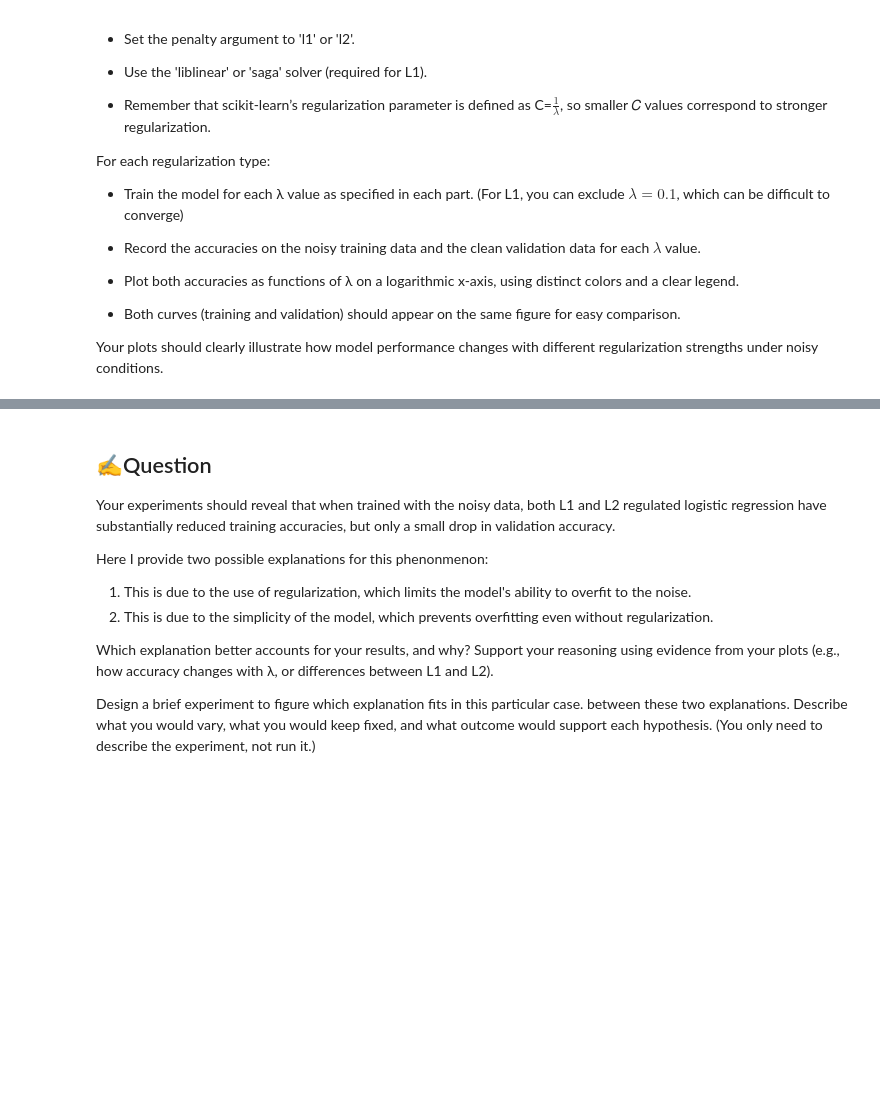
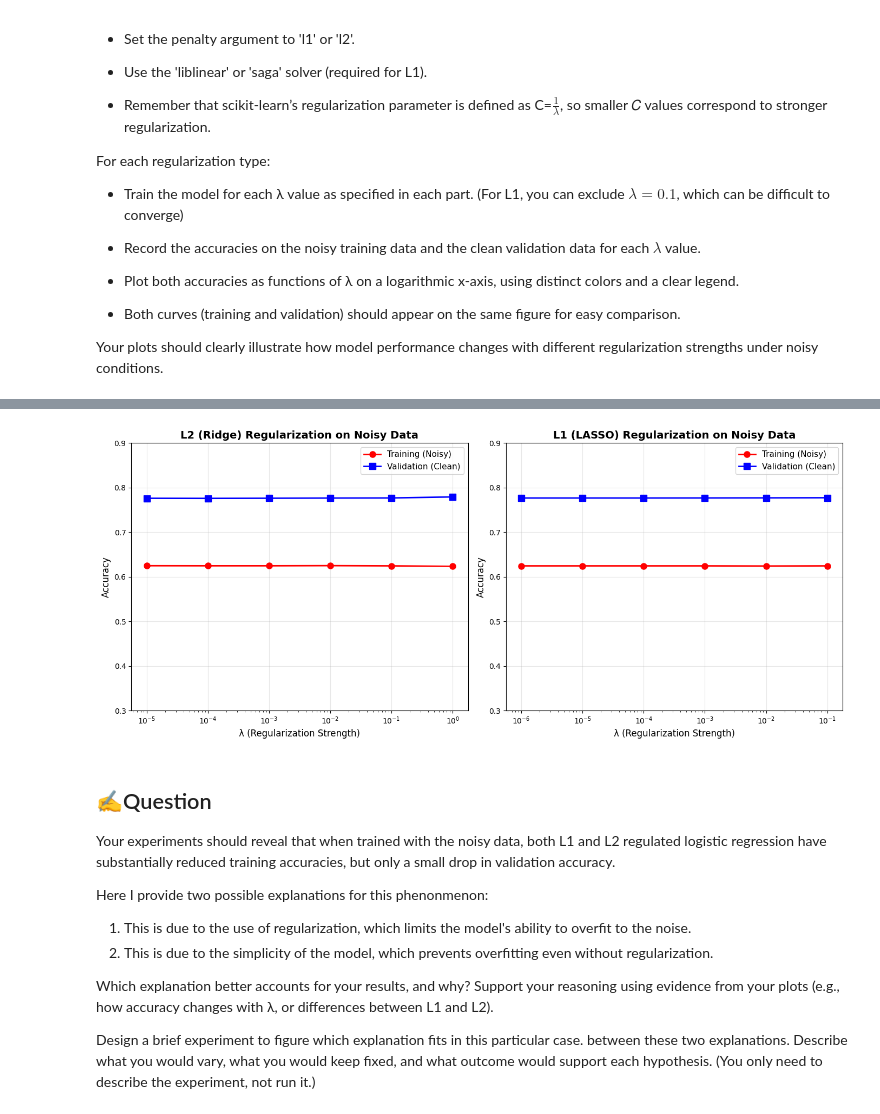
Before and after one commit to Magraz/ml-class, a Jupyter notebook: Assignment_2/IA2_2025.ipynb, the cells around one changed output, grey strips where cells are left out. Drawn from its saved outputs; the diff is of its cells as text; code cells hidden in the pictures; blank space fills up the shorter version.

```diff
--- a/Assignment_2/IA2_2025.ipynb
+++ b/Assignment_2/IA2_2025.ipynb
@@ -548,0 +805,20 @@ Your plots should clearly illustrate how model performance changes with differen
+# %%
+def preprocess_sklearn(train_df, df):
+    """
+    Preprocess data for sklearn models (no bias column needed)
+    """
+    train_df = train_df.copy()
+    df = df.copy()
+
+    # Normalize numerical columns
+    for col_name in ["Age", "Annual_Premium", "Vintage"]:
+        mu = train_df[col_name].mean()
+        sigma = train_df[col_name].std()
+
+        df[col_name] = (df[col_name] - mu) / sigma
+
+    # Return features and target (if exists)
+    if 'Response' in df.columns:
+        return df.drop(columns=['Response']), df['Response']
+    else:
+        return df
@@ -548,0 +938,51 @@ Your plots should clearly illustrate how model performance changes with differen
+# %%
+# Display results tables
+print("\n" + "="*80)
+print("L2 REGULARIZATION RESULTS (NOISY TRAINING DATA)")
+print("="*80)
+print(results_l2_noisy_df.to_string(index=False))
+print("="*80)
+
+print("\n" + "="*80)
+print("L1 REGULARIZATION RESULTS (NOISY TRAINING DATA)")
+print("="*80)
+print(results_l1_noisy_df.to_string(index=False))
+print("="*80)
+
+# # Plot L2 results
+plt.figure(figsize=(14, 6))
+
+plt.subplot(1, 2, 1)
+plt.plot(results_l2_noisy_df['lambda'],
+         results_l2_noisy_df['Training Accuracy'],
+         'o-', color='red', linewidth=2, markersize=8, label='Training (Noisy)')
+plt.plot(results_l2_noisy_df['lambda'],
+         results_l2_noisy_df['Validation Accuracy'],
+         's-', color='blue', linewidth=2, markersize=8, label='Validation (Clean)')
+plt.xscale('log')
+plt.xlabel('λ (Regularization Strength)', fontsize=12)
+plt.ylabel('Accuracy', fontsize=12)
+plt.title('L2 (Ridge) Regularization on Noisy Data', fontsize=14, fontweight='bold')
+plt.legend(fontsize=11)
+plt.grid(True, alpha=0.3)
+plt.ylim([0.3, 0.9])  # Adjust based on your results
+
+# # Plot L1 results
+plt.subplot(1, 2, 2)
+plt.plot(results_l1_noisy_df['lambda'],
+         results_l1_noisy_df['Training Accuracy'],
+         'o-', color='red', linewidth=2, markersize=8, label='Training (Noisy)')
+plt.plot(results_l1_noisy_df['lambda'],
+         results_l1_noisy_df['Validation Accuracy'],
+         's-', color='blue', linewidth=2, markersize=8, label='Validation (Clean)')
+plt.xscale('log')
+plt.xlabel('λ (Regularization Strength)', fontsize=12)
+plt.ylabel('Accuracy', fontsize=12)
+plt.title('L1 (LASSO) Regularization on Noisy Data', fontsize=14, fontweight='bold')
+plt.legend(fontsize=11)
+plt.grid(True, alpha=0.3)
+plt.ylim([0.3, 0.9])  # Adjust based on your results
+
+plt.tight_layout()
+plt.show()
+# %% [output]
@@ -548,0 +1006 @@ Your plots should clearly illustrate how model performance changes with differen
+[figure, added]
```
Also changed, not shown: parts of 29 cells of this notebook, 5 other files.
